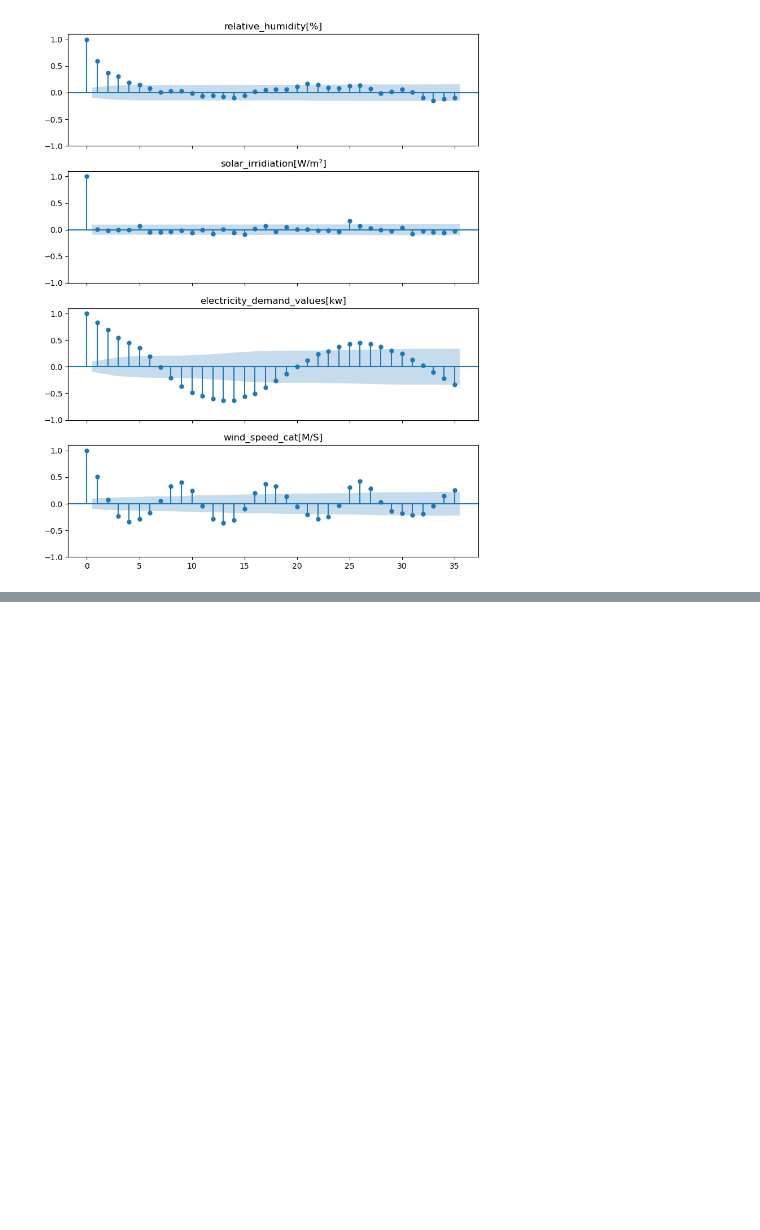
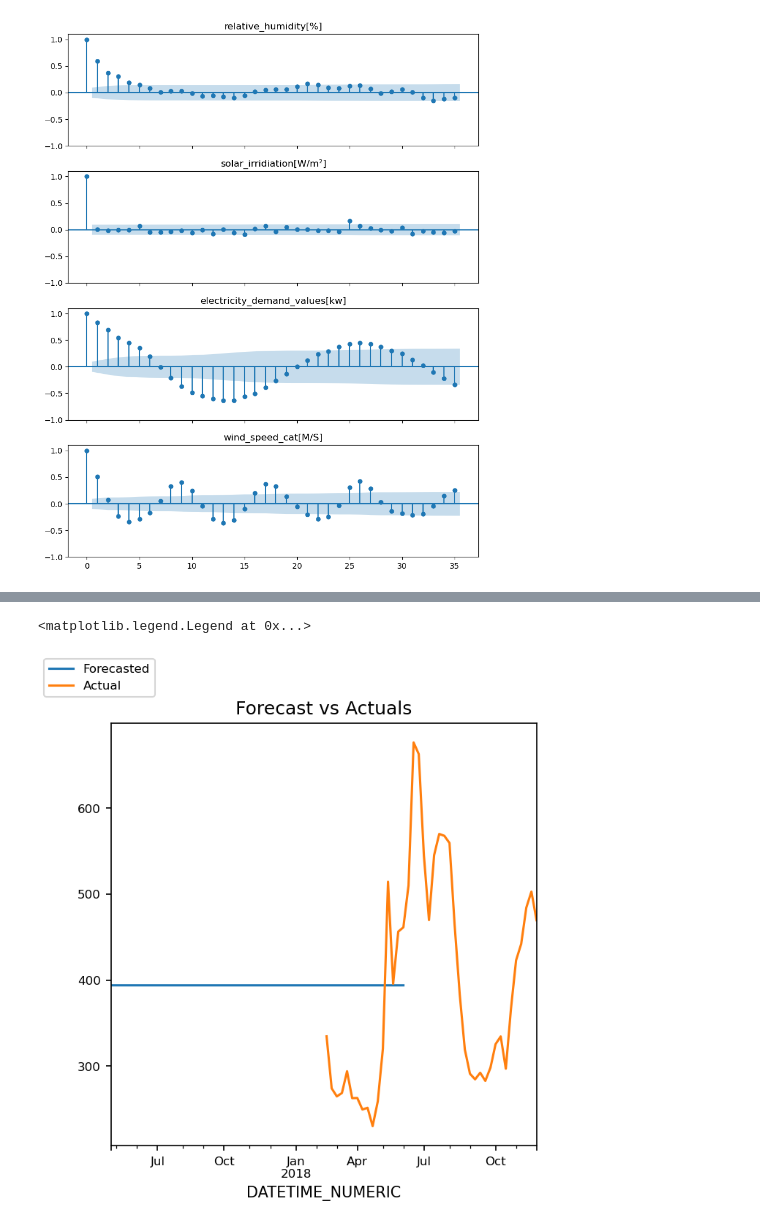
Before and after one commit to i-terzic/predicting-energy-consumption-based-on-weather-data, a Jupyter notebook: VAR.ipynb, the cells around one changed output, grey strips where cells are left out. Cells and saved outputs as stored; diff of their text form; code cells hidden in the pictures; blank space fills up the shorter version.

```diff
--- a/VAR.ipynb
+++ b/VAR.ipynb
@@ -199,0 +225,12 @@ results
+# %%
+model = pm.auto_arima(df_elec_data['electricity_demand_values[kw]'],
+                          m=52,
+                          seasonal=True,
+                          start_p=0,
+                          start_q=0,
+                          max_order=4,
+                          test='adf',
+                          error_action='ignore',
+                          suppress_warnings=True,
+                          stepwise=True,
+                      trace=True)
@@ -199,0 +257,2 @@ results
+# %%
+model.fit(df_elec_train['electricity_demand_values[kw]'])
@@ -199,0 +262,2 @@ results
+# %%
+predictions_arima=model.predict(n_periods=100, return_conf_int=True)
@@ -199,0 +284,11 @@ results
+# %%
+forecast_df = pd.DataFrame(predictions_arima[0],index = X_test.index,columns=['Prediction'])
+# %%
+fig = plt.figure(dpi=150, figsize=(5,5))
+forecast_df["Prediction"].plot(label="Forecasted")
+df_elec_test["electricity_demand_values[kw]"][-len(df_elec_validate):].plot(label="Actual", fontsize=8)
+plt.title("Forecast vs Actuals", fontsize=12)
+fig.legend(loc='upper left', fontsize=8)
+# %% [output]
+<matplotlib.legend.Legend at 0x...>
+[figure, added]
```
Also changed, not shown: parts of 18 cells of this notebook, 1 other file.
